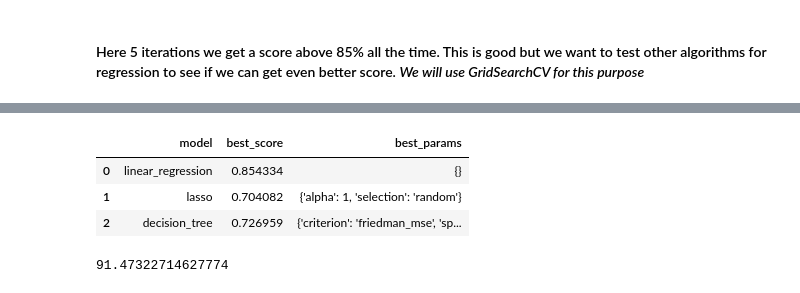
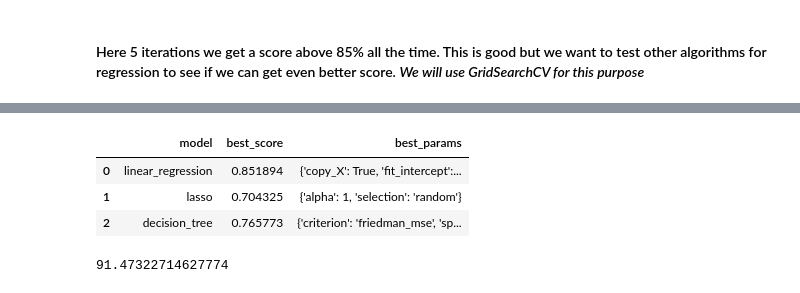
Before and after one commit to sibrikhanr98/ML_Project, a Jupyter notebook: 03.Real_Estate_Price_Prediction/model/code_file.ipynb, the cells around one changed output, grey strips where cells are left out. Drawn from its saved outputs; the diff is of its cells as text; code cells hidden in the pictures.

```diff
--- a/03.Real_Estate_Price_Prediction/model/code_file.ipynb
+++ b/03.Real_Estate_Price_Prediction/model/code_file.ipynb
@@ -607,7 +607,7 @@ df10.head()
 | 4 | 1st Block Jayanagar | 1235.0 | 2.0 | 148.0 | 2 | True | False | ... |
 5 rows × 259 columns
 # %%
-df11 = df10.drop('location',axis='columns')
+df11 = df10.drop('location',axis=1)
 df11.head(2)
 # %% [output]
 |  | total_sqft | bath | price | BHK | 1st Block Jayanagar | 1st Block Koramangala | 1st Phase JP Nagar | ... |
@@ -627,0 +619,11 @@ X.head(3)
+# %%
+#X = df11.drop(['price'],axis='columns')
+#X.head(3)
+
+# Assuming df11 contains your dataset
+X = df11.drop(['price'], axis=1)  # Use axis=1 to drop columns
+y = df11['price']  # Assuming 'price' is the name of the target variable column
+
+# Print the first few rows of X and y to verify they're correct
+print(X.head(3))
+print(y.head(3))
@@ -630,8 +650,8 @@ X.shape
 # %% [output]
 (7130, 257)
 # %%
-y = df11.price
-y.head(3)
+#y = df11.price
+#y.head(3)
 # %% [output]
 0    428.0
 1    194.0
@@ -704,34 +744,38 @@ array([0.87897097, 0.91569454, 0.8266927 , 0.81929389, 0.83101923])
 # %% [markdown]
 #### Here 5 iterations we get a score above 85% all the time. This is good but we want to test other algorithms for regression to see if we can get even better score. *We will use GridSearchCV for this purpose*
 # %%
-from sklearn.model_selection import GridSearchCV, ShuffleSplit
+from sklearn.model_selection import GridSearchCV, KFold
+import pandas as pd
 from sklearn.linear_model import LinearRegression, Lasso
 from sklearn.tree import DecisionTreeRegressor
-import pandas as pd
 
 def find_best_model_using_gridsearchcv(X, y):
     algos = {
-        'linear_regression': {
-            'model': LinearRegression(),
-            'params': {}  # No parameters initially
-        },
-        'lasso': {
-            'model': Lasso(),
-            'params': {
-                'alpha': [1, 2],
-                'selection': ['random', 'cyclic']
-            }
-        },
-        'decision_tree': {
-            'model': DecisionTreeRegressor(),
-            'params': {
-                'criterion': ['mse', 'friedman_mse'],
-                'splitter': ['best', 'random']
-            }
+    'linear_regression': {
+        'model': LinearRegression(),
+        'params': {'fit_intercept': [True],
+                   'copy_X': [True],
+                   'n_jobs': [None],
+                   'positive': [False]
+                  }
+    },
+    'lasso': {
+        'model': Lasso(),
+        'params': {
+            'alpha': [1, 2],
+            'selection': ['random', 'cyclic']
+        }
+    },
+    'decision_tree': {
+        'model': DecisionTreeRegressor(),
+        'params': {
+            'criterion': ['friedman_mse', 'squared_error', 'absolute_error', 'poisson'],
+            'splitter': ['best', 'random']
         }
     }
+}
     scores = []
-    cv = ShuffleSplit(n_splits=5, test_size=0.2, random_state=0)
+    cv = KFold(n_splits=5, shuffle=True, random_state=0)  # Use KFold with shuffling
     for algo_name, config in algos.items():
         gs = GridSearchCV(config['model'], config['params'], cv=cv, return_train_score=False)
         gs.fit(X, y)
@@ -743,7 +787,9 @@ def find_best_model_using_gridsearchcv(X, y):
 
     return pd.DataFrame(scores, columns=['model', 'best_score', 'best_params'])
 
-# Assuming X and y are defined elsewhere
-# Call the function
+# Assuming X and y are your features and target variable, respectively
+# You need to define X and y before calling the function
+# find_best_model_using_gridsearchcv(X, y)
+
 find_best_model_using_gridsearchcv(X, y)
 # %% [output]
@@ -769,7 +796,7 @@ sklearn.utils._param_validation.InvalidParameterError: The 'criterion' parameter
 |  | model | best_score | best_params |
-| 0 | linear_regression | 0.854334 | {} |
-| 1 | lasso | 0.704082 | {'alpha': 1, 'selection': 'random'} |
-| 2 | decision_tree | 0.726959 | {'criterion': 'friedman_mse', 'sp... |
+| 0 | linear_regression | 0.851894 | {'copy_X': True, 'fit_intercept':... |
+| 1 | lasso | 0.704325 | {'alpha': 1, 'selection': 'random'} |
+| 2 | decision_tree | 0.765773 | {'criterion': 'friedman_mse', 'sp... |
 # %%
 def predict_price(location,sqft,bath,bhk):
     loc_index = np.where(X.columns==location)[0][0]
```
Also changed, not shown: parts of 13 cells of this notebook, 6 other files.
